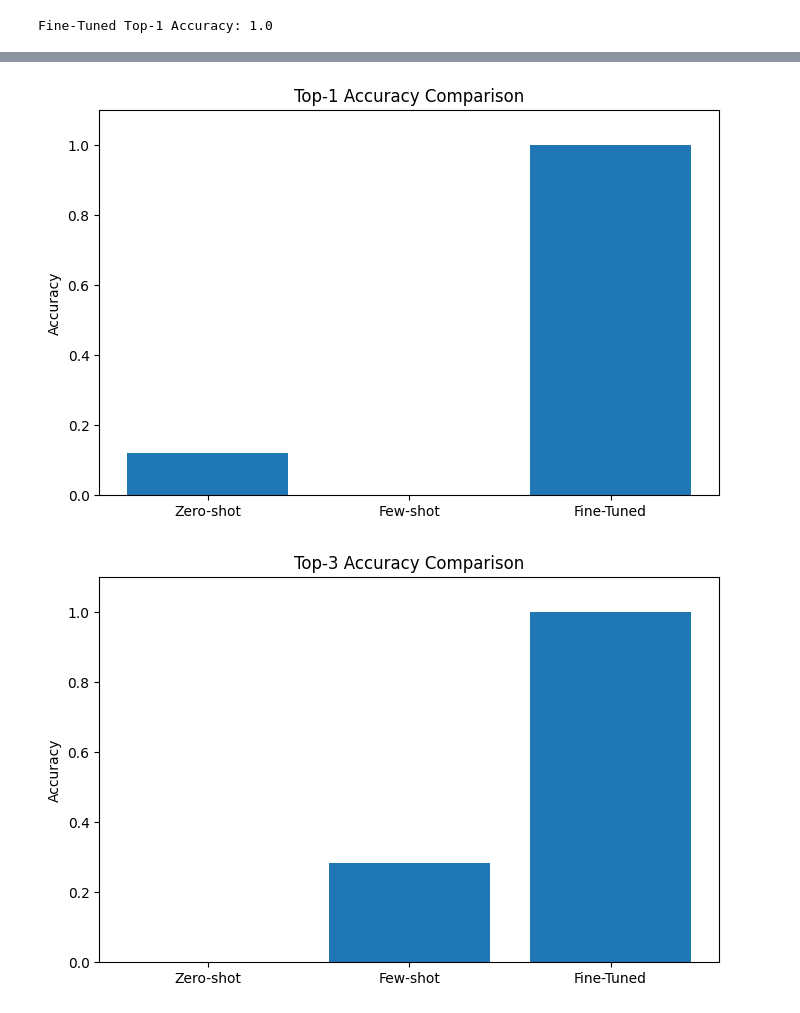
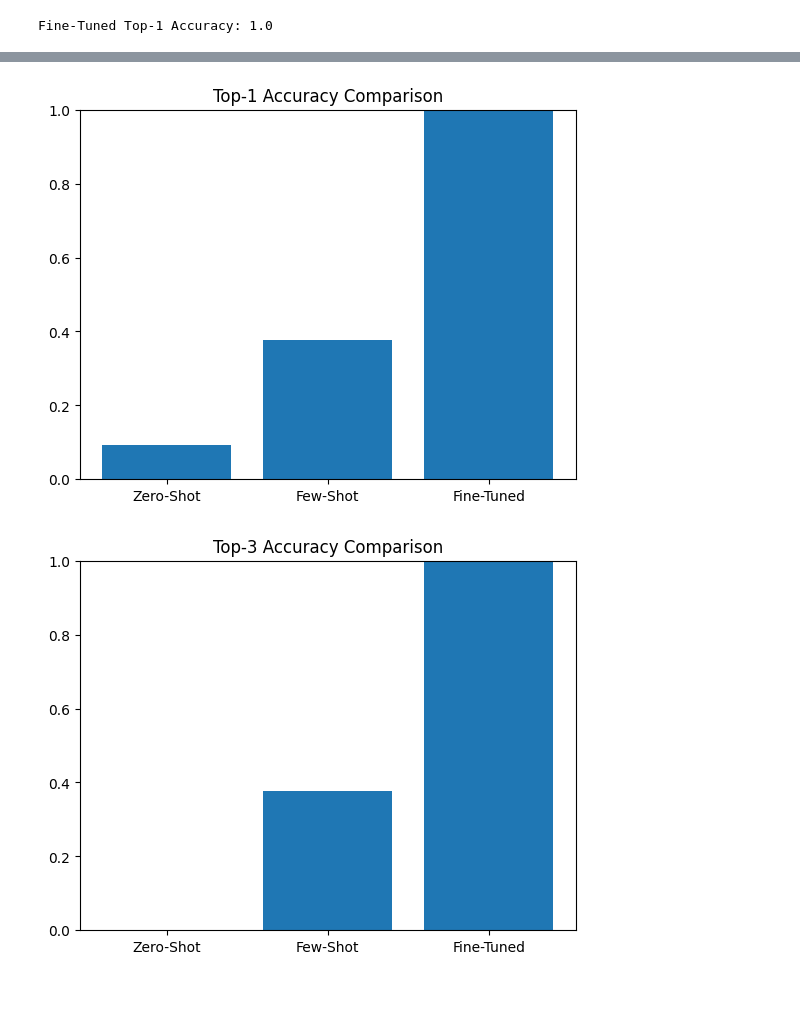
Before and after one commit to ANNIEANAM/ticket, a Jupyter notebook: Untitled35.ipynb, the cells around one changed output, grey strips where cells are left out. Cells and saved outputs as stored; diff of their text form; code cells hidden in the pictures.

```diff
--- a/Untitled35.ipynb
+++ b/Untitled35.ipynb
@@ -546,37 +752,22 @@ Fine-Tuned Top-1 Accuracy: 1.0
 # %%
 import matplotlib.pyplot as plt
 
-methods = [
-    "Zero-shot",
-    "Few-shot",
-    "Fine-Tuned"
-]
+methods = ["Zero-Shot", "Few-Shot", "Fine-Tuned"]
 
-top1 = [
-    0.12,
-    0.0,
-    1.0
-]
+top1 = [0.0933, 0.3766, 1.0]
+top3 = [0.0, 0.3766, 1.0]
 
-top3 = [
-    0.0,
-    0.2833,
-    1.0
-]
-
-plt.figure(figsize=(8, 5))
+plt.figure()
 plt.bar(methods, top1)
 plt.title("Top-1 Accuracy Comparison")
-plt.ylabel("Accuracy")
-plt.ylim(0, 1.1)
+plt.ylim(0, 1)
 plt.show()
 
-plt.figure(figsize=(8, 5))
+plt.figure()
 plt.bar(methods, top3)
 plt.title("Top-3 Accuracy Comparison")
-plt.ylabel("Accuracy")
-plt.ylim(0, 1.1)
+plt.ylim(0, 1)
 plt.show()
 # %% [output]
-[figure, old version]
+[figure, new version]
-[figure, old version]
+[figure, new version]
```
Also changed, not shown: parts of 3 cells of this notebook.
